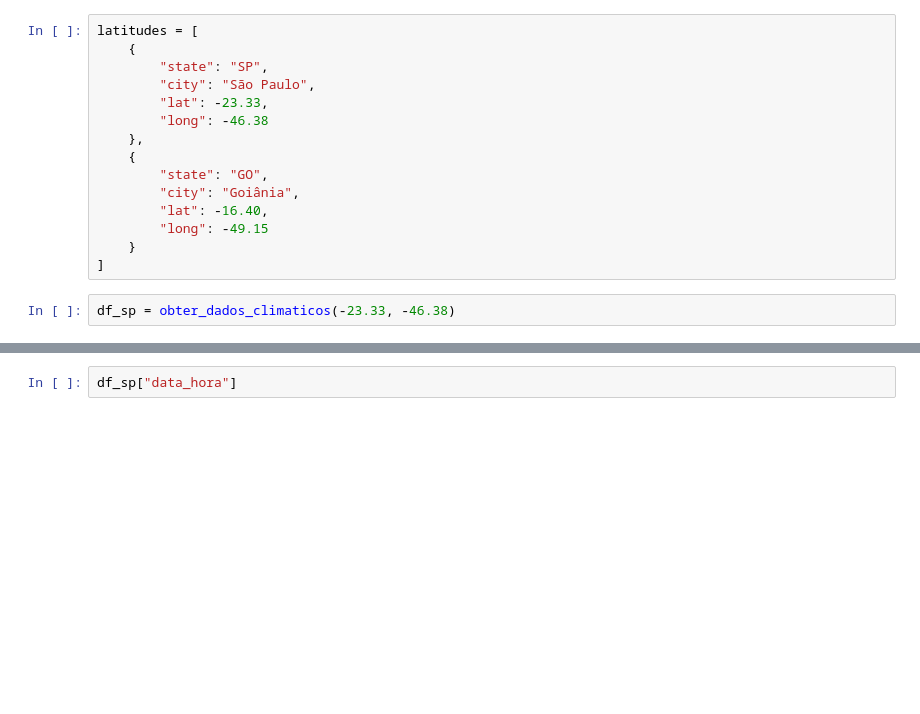
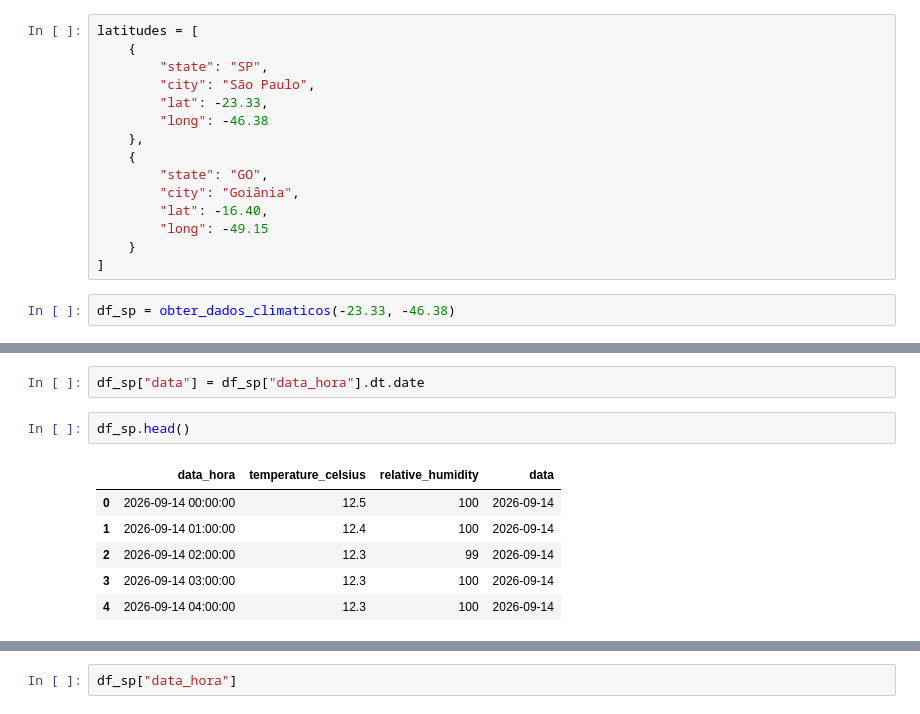
Before and after one commit to lucassilva-aiengineer/Pratica-Data-Sciense, a Jupyter notebook: pratica_6/smart_system_engineering_projeto_6.ipynb, the cells around one changed output, grey strips where cells are left out. Saved outputs shown, nothing was run; the diff lists cells and outputs as text; blank space fills up the shorter version.

```diff
--- a/pratica_6/smart_system_engineering_projeto_6.ipynb
+++ b/pratica_6/smart_system_engineering_projeto_6.ipynb
@@ -84,0 +98,11 @@ df_sp.head()
+# %%
+df_sp["data"] = df_sp["data_hora"].dt.date
+# %%
+df_sp.head()
+# %% [output]
+|  | data_hora | temperature_celsius | relative_humidity | data |
+| 0 | 2026-09-14 00:00:00 | 12.5 | 100 | 2026-09-14 |
+| 1 | 2026-09-14 01:00:00 | 12.4 | 100 | 2026-09-14 |
+| 2 | 2026-09-14 02:00:00 | 12.3 | 99 | 2026-09-14 |
+| 3 | 2026-09-14 03:00:00 | 12.3 | 100 | 2026-09-14 |
+| 4 | 2026-09-14 04:00:00 | 12.3 | 100 | 2026-09-14 |
```
Also changed, not shown: parts of 12 cells of this notebook.
